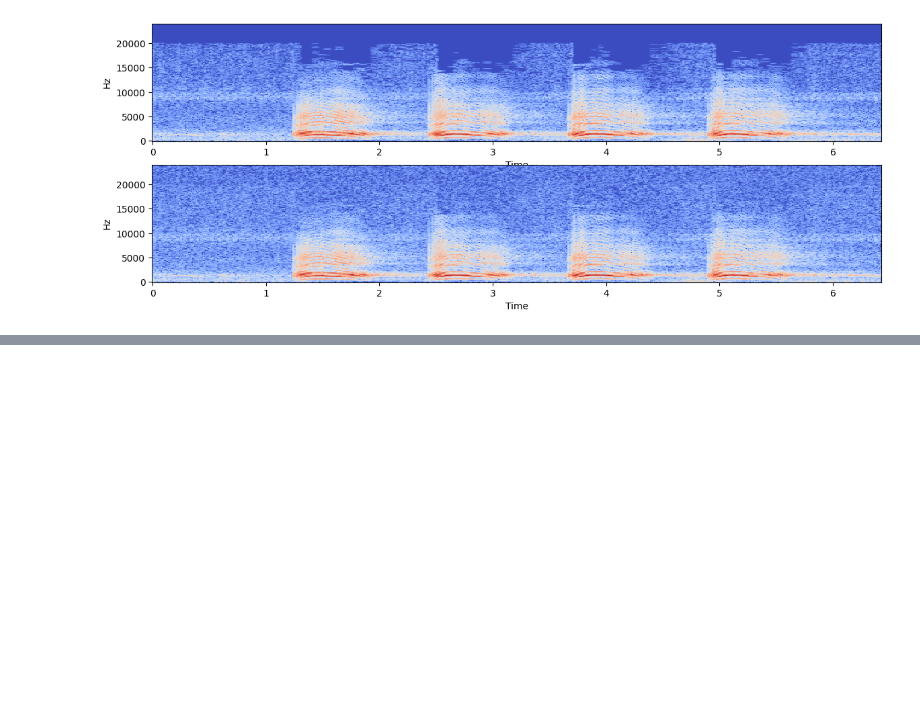
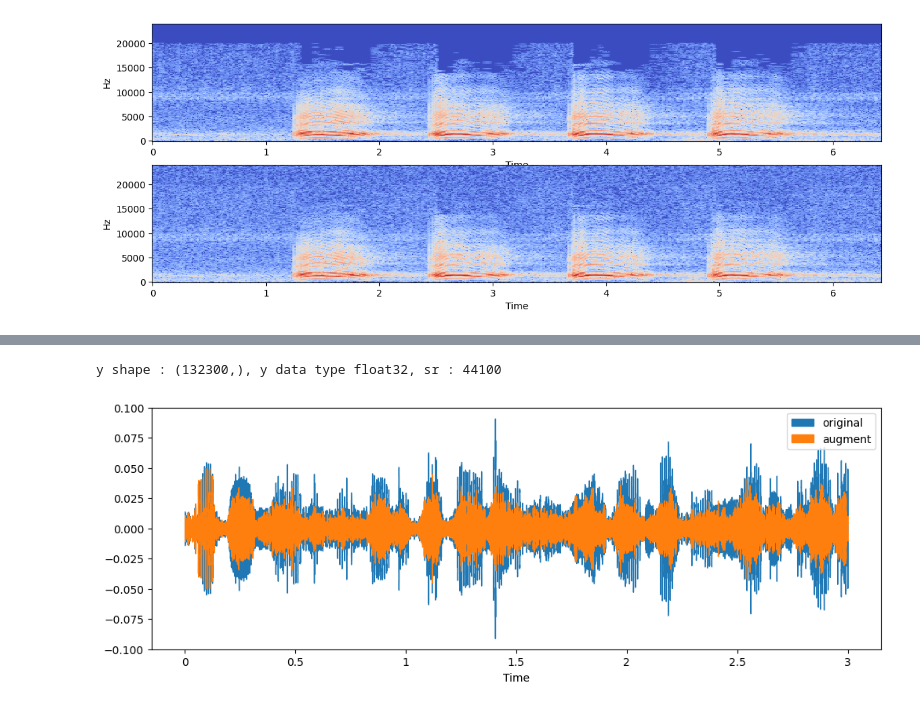
Before and after one commit to PiaffNet/birdsong_classifier, a Jupyter notebook: notebooks/sandback_test.ipynb, the cells around one changed output, grey strips where cells are left out. Saved outputs shown, nothing was run; the diff lists cells and outputs as text; code cells hidden in the pictures; blank space fills up the shorter version.

```diff
--- a/notebooks/sandback_test.ipynb
+++ b/notebooks/sandback_test.ipynb
@@ -64,0 +283,19 @@ librosa.display.specshow(augmented_sound_db,
+# %%
+from IPython.display import Audio
+
+my_test_file = os.path.join(DATA_SPLIT_PATH,"gadwal","XC26959_5.mp3")
+y,sr = librosa.load(my_test_file, sr=None)
+print(f"y shape : {y.shape}, y data type {y.dtype}, sr : {sr}")
+# %% [output]
+y shape : (132300,), y data type float32, sr : 44100
+# %%
+test_audio_augmenter = AudioAugmenter()
+y_new = test_audio_augmenter.transform_signal_pitch_shift(y, sr)
+# %%
+fig, ax = plt.subplots(nrows=1,ncols=1, figsize=(12, 4))
+librosa.display.waveshow(y, sr=sr, label = 'original', ax=ax)
+librosa.display.waveshow(y_new, sr=sr, label = 'augment', ax=ax)
+plt.legend()
+plt.show()
+# %% [output]
+[figure, added]
```
Also changed, not shown: parts of 25 cells of this notebook, 2 other files.
